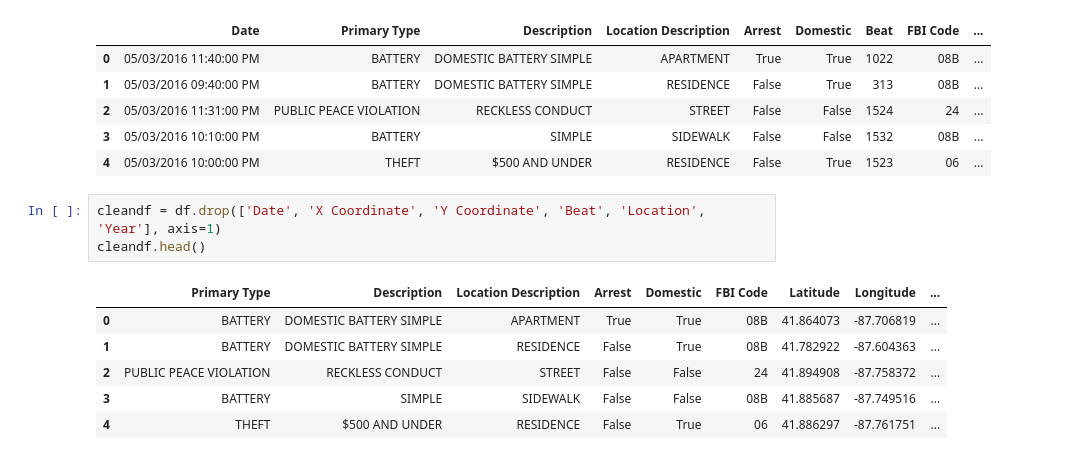
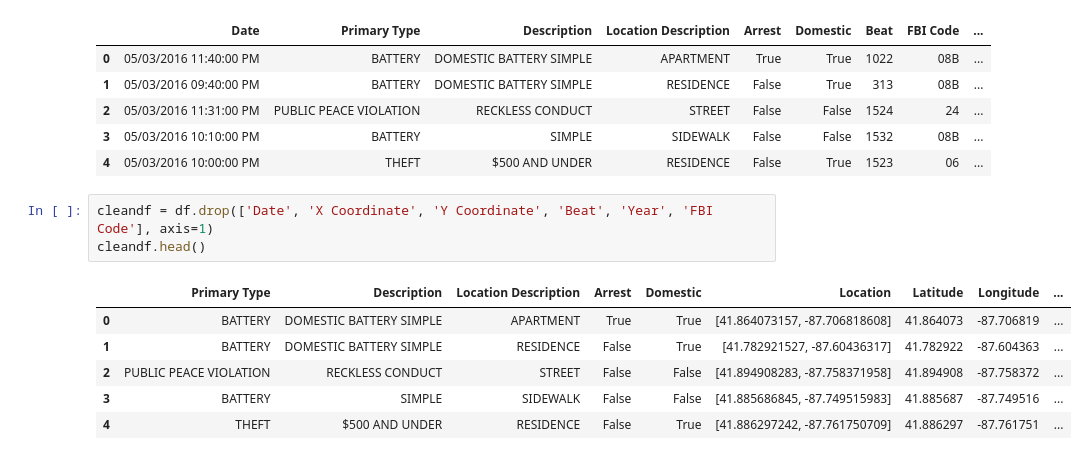
Before and after one commit to codermal7/nikolaj, a Jupyter notebook: backendExp.ipynb, the cells around one changed output. Saved outputs shown, nothing was run; the diff lists cells and outputs as text.

```diff
--- a/backendExp.ipynb
+++ b/backendExp.ipynb
@@ -36,12 +36,12 @@ df.head()
 | 3 | 05/03/2016 10:10:00 PM | BATTERY | SIMPLE | SIDEWALK | False | False | 1532 | 08B | ... |
 | 4 | 05/03/2016 10:00:00 PM | THEFT | $500 AND UNDER | RESIDENCE | False | True | 1523 | 06 | ... |
 # %%
-cleandf = df.drop(['Date', 'X Coordinate', 'Y Coordinate', 'Beat', 'Location', 'Year'], axis=1)
+cleandf = df.drop(['Date', 'X Coordinate', 'Y Coordinate', 'Beat', 'Year', 'FBI Code'], axis=1)
 cleandf.head()
 # %% [output]
-|  | Primary Type | Description | Location Description | Arrest | Domestic | FBI Code | Latitude | Longitude | ... |
-| 0 | BATTERY | DOMESTIC BATTERY SIMPLE | APARTMENT | True | True | 08B | 41.864073 | -87.706819 | ... |
-| 1 | BATTERY | DOMESTIC BATTERY SIMPLE | RESIDENCE | False | True | 08B | 41.782922 | -87.604363 | ... |
-| 2 | PUBLIC PEACE VIOLATION | RECKLESS CONDUCT | STREET | False | False | 24 | 41.894908 | -87.758372 | ... |
-| 3 | BATTERY | SIMPLE | SIDEWALK | False | False | 08B | 41.885687 | -87.749516 | ... |
-| 4 | THEFT | $500 AND UNDER | RESIDENCE | False | True | 06 | 41.886297 | -87.761751 | ... |
+|  | Primary Type | Description | Location Description | Arrest | Domestic | Location | Latitude | Longitude | ... |
+| 0 | BATTERY | DOMESTIC BATTERY SIMPLE | APARTMENT | True | True | [41.864073157, -87.706818608] | 41.864073 | -87.706819 | ... |
+| 1 | BATTERY | DOMESTIC BATTERY SIMPLE | RESIDENCE | False | True | [41.782921527, -87.60436317] | 41.782922 | -87.604363 | ... |
+| 2 | PUBLIC PEACE VIOLATION | RECKLESS CONDUCT | STREET | False | False | [41.894908283, -87.758371958] | 41.894908 | -87.758372 | ... |
+| 3 | BATTERY | SIMPLE | SIDEWALK | False | False | [41.885686845, -87.749515983] | 41.885687 | -87.749516 | ... |
+| 4 | THEFT | $500 AND UNDER | RESIDENCE | False | True | [41.886297242, -87.761750709] | 41.886297 | -87.761751 | ... |
```
Also changed, not shown: parts of 8 cells of this notebook, 4 other files.
